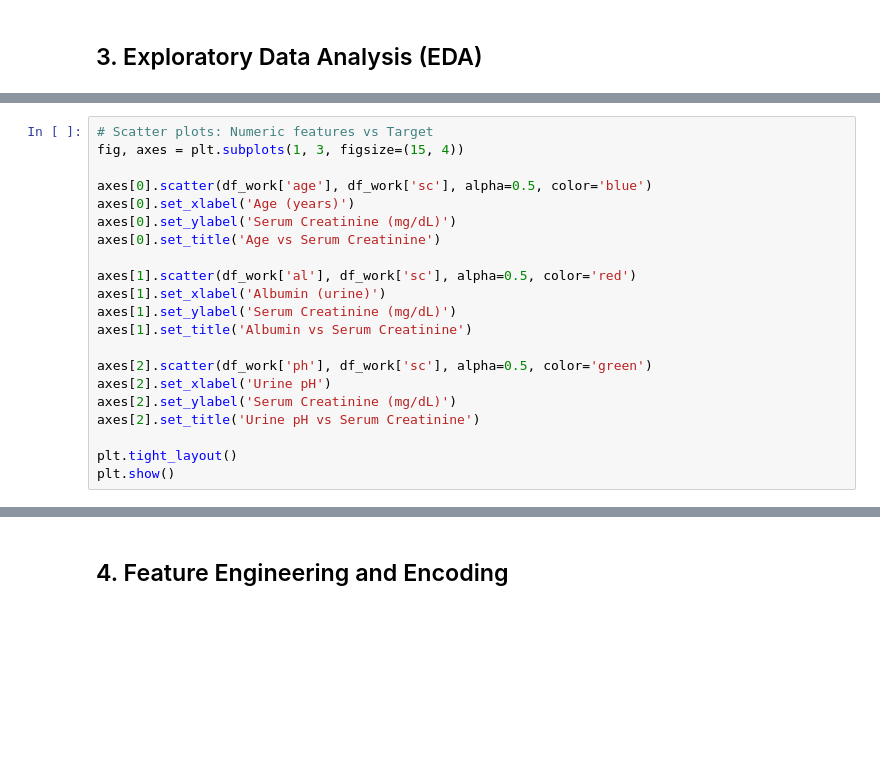
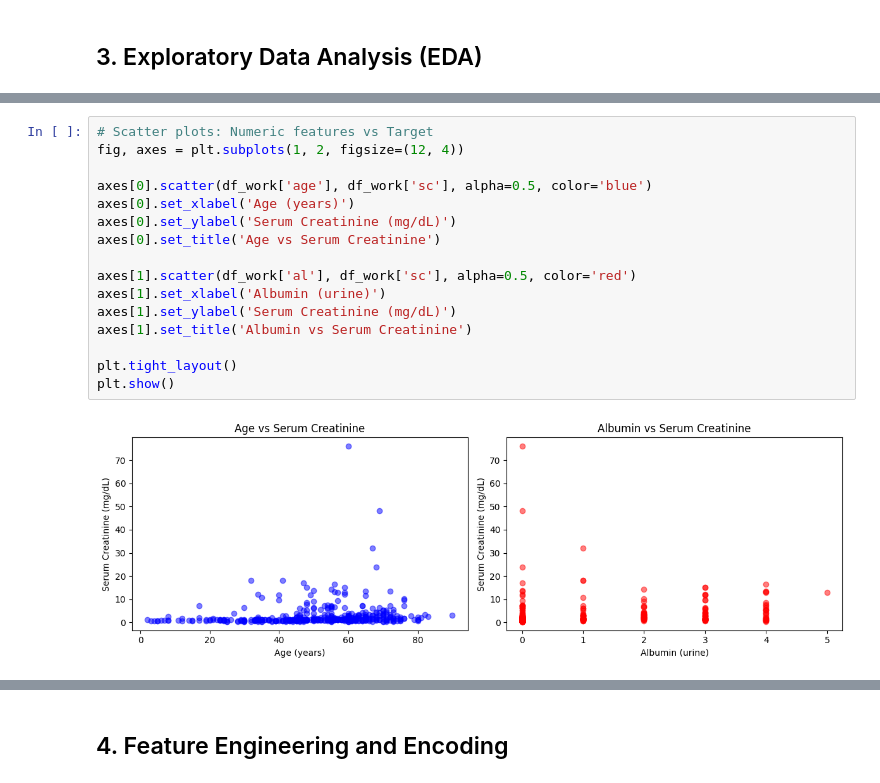
Before and after one commit to SrinivasanR-Srini/CKDAnalysis, a Jupyter notebook: solution1_creatinine_prediction.ipynb, the cells around one changed output, grey strips where cells are left out. Drawn from its saved outputs; the diff is of its cells as text; blank space fills up the shorter version.

```diff
--- a/solution1_creatinine_prediction.ipynb
+++ b/solution1_creatinine_prediction.ipynb
@@ -196,24 +310,21 @@ print(correlation_matrix['sc'].sort_values(ascending=False))
 # %%
 # Scatter plots: Numeric features vs Target
-fig, axes = plt.subplots(1, 3, figsize=(15, 4))
+fig, axes = plt.subplots(1, 2, figsize=(12, 4))
 
 axes[0].scatter(df_work['age'], df_work['sc'], alpha=0.5, color='blue')
 axes[0].set_xlabel('Age (years)')
 axes[0].set_ylabel('Serum Creatinine (mg/dL)')
 axes[0].set_title('Age vs Serum Creatinine')
 
 axes[1].scatter(df_work['al'], df_work['sc'], alpha=0.5, color='red')
 axes[1].set_xlabel('Albumin (urine)')
 axes[1].set_ylabel('Serum Creatinine (mg/dL)')
 axes[1].set_title('Albumin vs Serum Creatinine')
 
-axes[2].scatter(df_work['ph'], df_work['sc'], alpha=0.5, color='green')
-axes[2].set_xlabel('Urine pH')
-axes[2].set_ylabel('Serum Creatinine (mg/dL)')
-axes[2].set_title('Urine pH vs Serum Creatinine')
-
 plt.tight_layout()
 plt.show()
+# %% [output]
+[figure, added]
 # %%
 # Box plots: Categorical features vs Target
 fig, axes = plt.subplots(1, 3, figsize=(15, 4))
```
Also changed, not shown: parts of 24 cells of this notebook, 5 other files.
